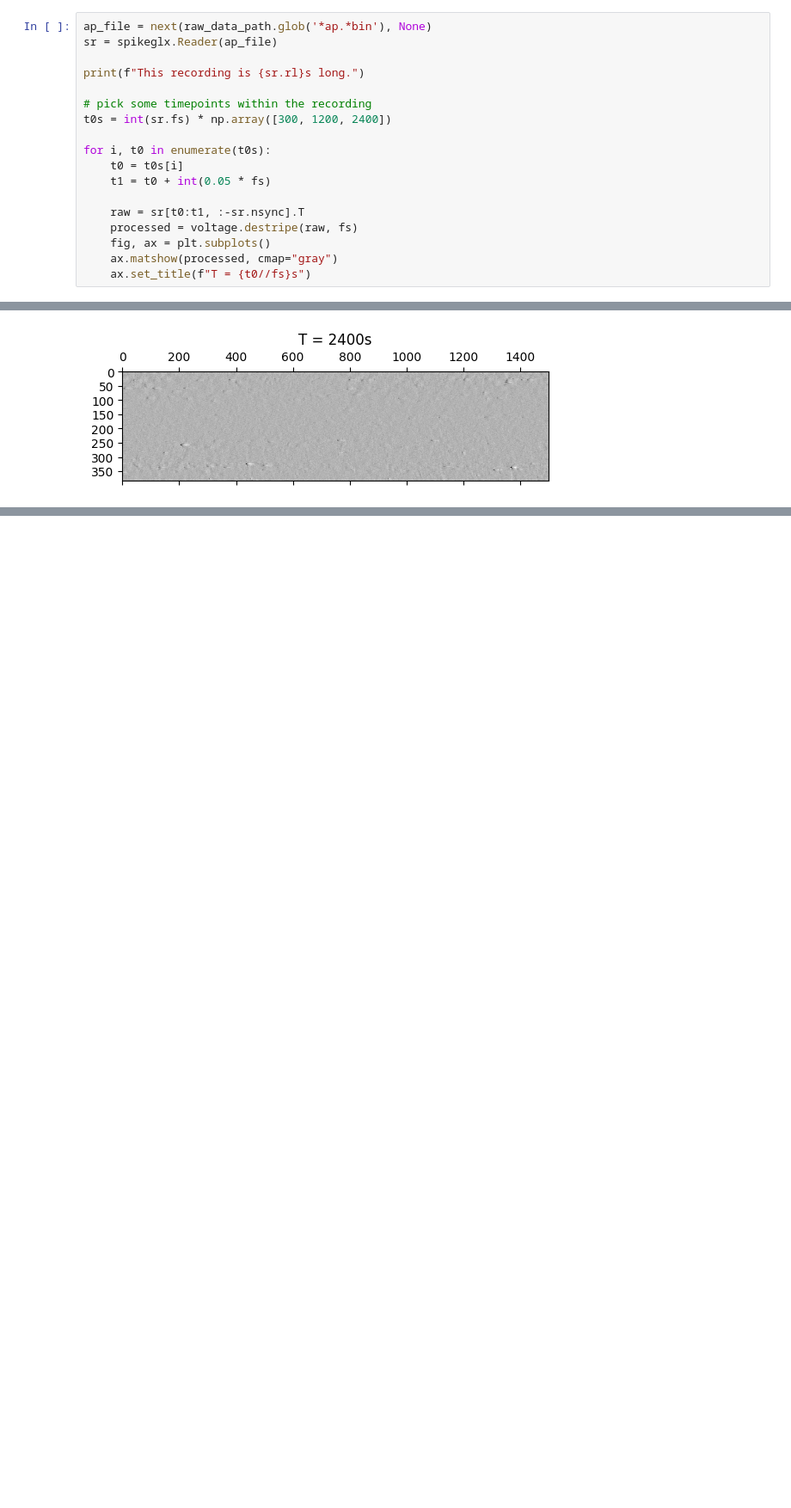
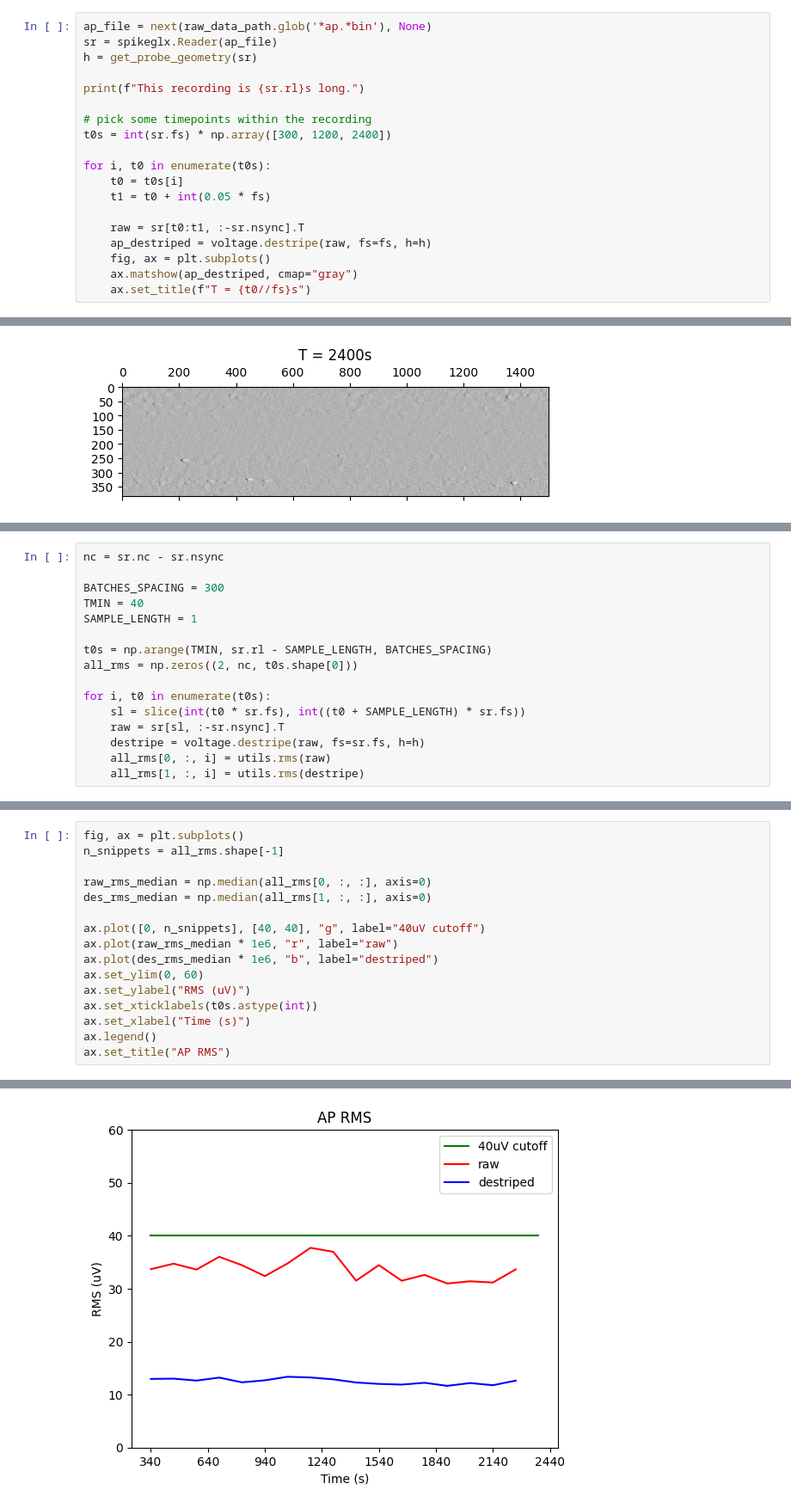
Before and after one commit to int-brain-lab/paper-reproducible-ephys, a Jupyter notebook: RIGOR_script.ipynb, the cells around one changed output, grey strips where cells are left out. Shown at 86% size. Cells and saved outputs as stored; diff of their text form; blank space fills up the shorter version.

```diff
--- a/RIGOR_script.ipynb
+++ b/RIGOR_script.ipynb
@@ -30,6 +52,7 @@ In the raw AP band snippets below, we're looking for epileptiform activity, arti
 # %%
 ap_file = next(raw_data_path.glob('*ap.*bin'), None)
 sr = spikeglx.Reader(ap_file)
+h = get_probe_geometry(sr)
 
 print(f"This recording is {sr.rl}s long.")
 
@@ -41,9 +64,9 @@ for i, t0 in enumerate(t0s):
     t1 = t0 + int(0.05 * fs)
 
     raw = sr[t0:t1, :-sr.nsync].T
-    processed = voltage.destripe(raw, fs)
+    ap_destriped = voltage.destripe(raw, fs=fs, h=h)
     fig, ax = plt.subplots()
-    ax.matshow(processed, cmap="gray")
+    ax.matshow(ap_destriped, cmap="gray")
     ax.set_title(f"T = {t0//fs}s")
 # %% [output]
 This recording is 4971.3346s long.
@@ -58,0 +80,16 @@ processed.shape
+# %%
+nc = sr.nc - sr.nsync
+
+BATCHES_SPACING = 300
+TMIN = 40
+SAMPLE_LENGTH = 1
+
+t0s = np.arange(TMIN, sr.rl - SAMPLE_LENGTH, BATCHES_SPACING)
+all_rms = np.zeros((2, nc, t0s.shape[0]))
+
+for i, t0 in enumerate(t0s):
+    sl = slice(int(t0 * sr.fs), int((t0 + SAMPLE_LENGTH) * sr.fs))
+    raw = sr[sl, :-sr.nsync].T
+    destripe = voltage.destripe(raw, fs=sr.fs, h=h)
+    all_rms[0, :, i] = utils.rms(raw)
+    all_rms[1, :, i] = utils.rms(destripe)
@@ -58,0 +98,17 @@ processed.shape
+# %%
+fig, ax = plt.subplots()
+n_snippets = all_rms.shape[-1]
+
+raw_rms_median = np.median(all_rms[0, :, :], axis=0)
+des_rms_median = np.median(all_rms[1, :, :], axis=0)
+
+ax.plot([0, n_snippets], [40, 40], "g", label="40uV cutoff")
+ax.plot(raw_rms_median * 1e6, "r", label="raw")
+ax.plot(des_rms_median * 1e6, "b", label="destriped")
+ax.set_ylim(0, 60)
+ax.set_ylabel("RMS (uV)")
+ax.set_xticklabels(t0s.astype(int))
+ax.set_xlabel("Time (s)")
+ax.legend()
+ax.set_title("AP RMS")
+# %% [output]
@@ -58,0 +116 @@ processed.shape
+[figure, added]
```
Also changed, not shown: parts of 13 cells of this notebook.
